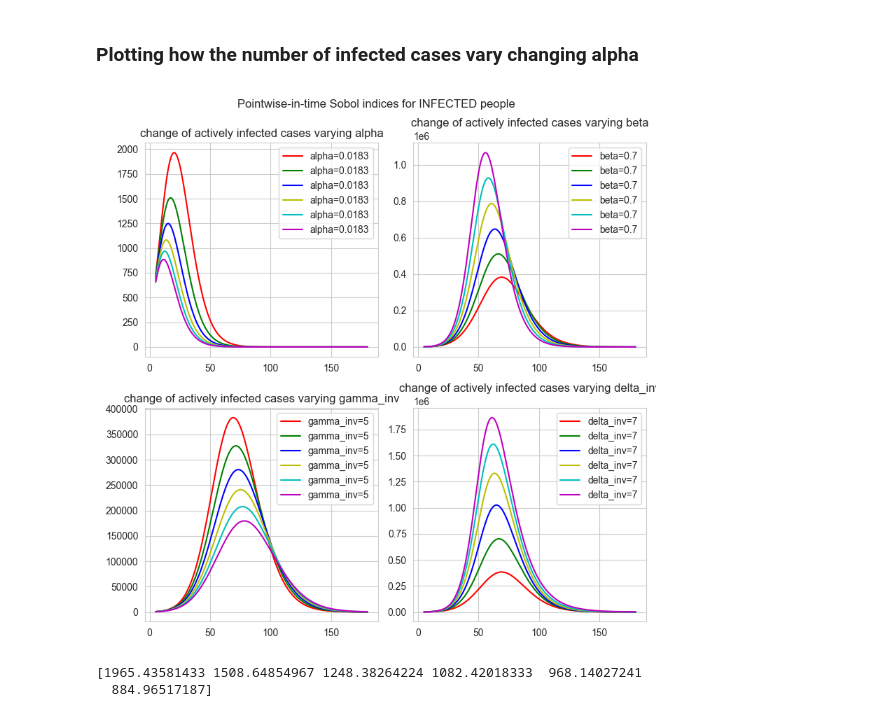
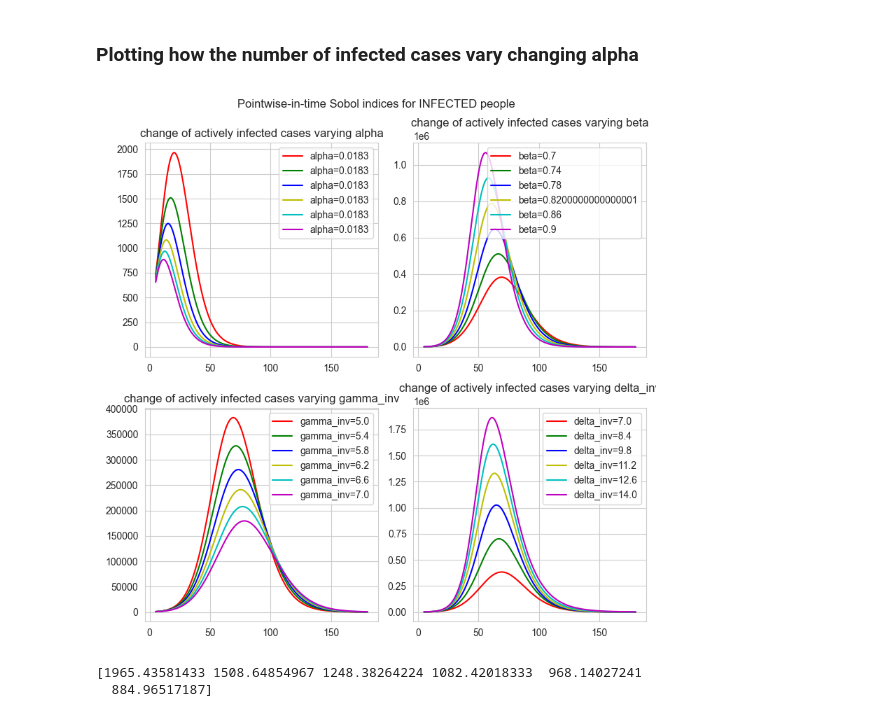
Before and after one commit to teobucci/computational-statistics, a Jupyter notebook: 04_SIR.ipynb, the cells around one changed output. Drawn from its saved outputs; the diff is of its cells as text; code cells hidden in the pictures.

```diff
--- a/04_SIR.ipynb
+++ b/04_SIR.ipynb
@@ -376,40 +376,40 @@ for i in range(len(alpha_range)):
 
     beta_t=beta_range[i]
     sol = solveSEIR(input_parameters=[alpha, beta_t, gamma_inv, delta_inv, lam, kappa])
-    ax[0,1].plot(t[timespan], sol[2, timespan],label=f"beta={beta}", color=c[i])
+    ax[0,1].plot(t[timespan], sol[2, timespan],label=f"beta={beta_t}", color=c[i])
     I_max_beta=np.max(sol[2,:])
 
     gamma_inv_t=gamma_inv_range[i]
     sol = solveSEIR(input_parameters=[alpha, beta, gamma_inv_t, delta_inv, lam, kappa])
-    ax[1,0].plot(t[timespan], sol[2, timespan],label=f"gamma_inv={gamma_inv}", color=c[i])
+    ax[1,0].plot(t[timespan], sol[2, timespan],label=f"gamma_inv={gamma_inv_t}", color=c[i])
     I_max_gamma_inv=np.max(sol[2,:])
 
     delta_inv_t=delta_inv_range[i]
     sol = solveSEIR(input_parameters=[alpha, beta, gamma_inv, delta_inv_t, lam, kappa])
-    ax[1,1].plot(t[timespan], sol[2, timespan],label=f"delta_inv={delta_inv}", color=c[i])
+    ax[1,1].plot(t[timespan], sol[2, timespan],label=f"delta_inv={delta_inv_t}", color=c[i])
     I_max_delta_inv=np.max(sol[2,:])
 
 
 ax[0,0].set_title("change of actively infected cases varying alpha")
 ax[0,0].legend()
 
 ax[0,1].set_title("change of actively infected cases varying beta")
 ax[0,1].legend()
 
 ax[1,0].set_title("change of actively infected cases varying gamma_inv")
 ax[1,0].legend()
 
 
 ax[1,1].set_title("change of actively infected cases varying delta_inv")
 ax[1,1].legend()
 
 
 fig.suptitle("Pointwise-in-time Sobol indices for INFECTED people")
 fig.tight_layout(pad=1.0)
 
 plt.show()
 # %% [output]
-[figure, old version]
+[figure, new version]
 # %%
 print(I_max)
 # %% [output]
```
